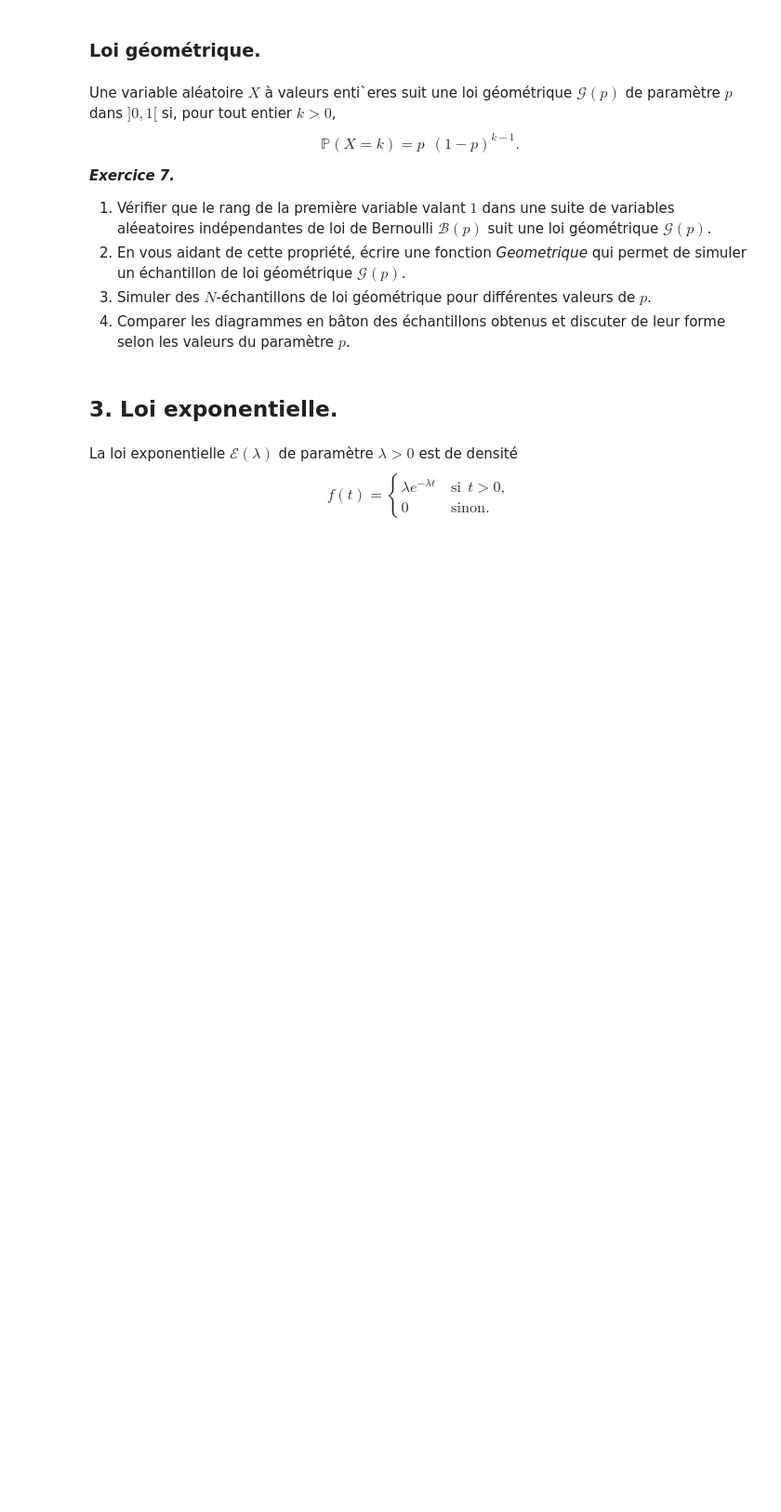
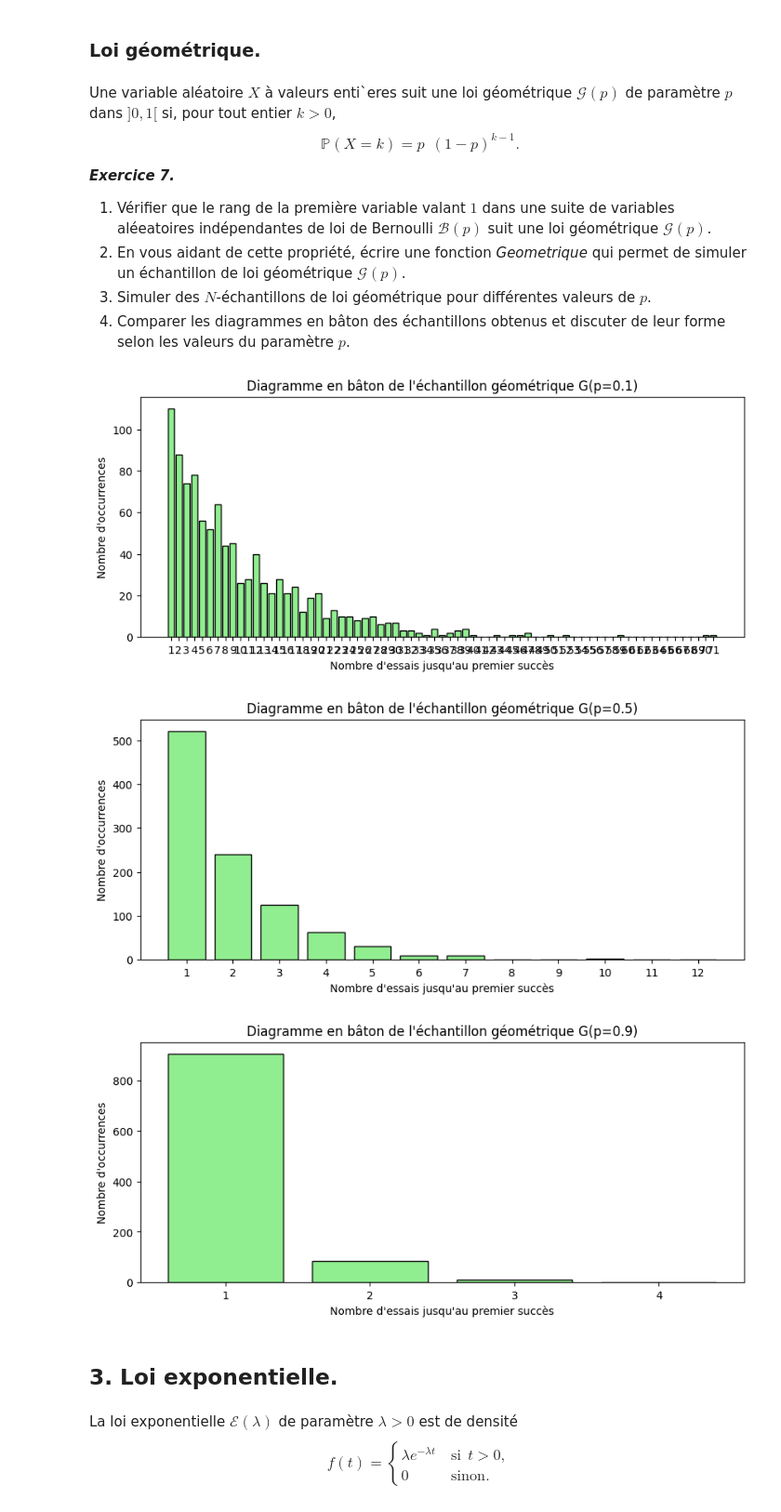
Before and after one commit to SUPREMEchelson/ProjetMathsDataScience, a Jupyter notebook: TP pour le 25 février/projet2.ipynb, the cells around one changed output. Shown: that part at 93% size. Cells and saved outputs as stored; diff of their text form; code cells hidden in the pictures; blank space fills up the shorter version.

```diff
--- a/TP pour le 25 février/projet2.ipynb
+++ b/TP pour le 25 février/projet2.ipynb
@@ -296,26 +317,49 @@ Une variable aléatoire $X$ à valeurs enti\`eres suit une loi géométrique $\m
 # %%
 def Geometrique(p, n=1):
     """
     Crée un échantillon de taille n de la loi géométrique de paramètre p.
 
     Parameters
     ----------
     p :
         Paramètre de la loi géométrique.
     n : int, optional
         Taille de l'échantillon. La valeur par défaut est 1.
     Returns
     -------
     y : ndarray
         Echantillon.
 
     """
     y = np.zeros(n)
+    for i in range(n):
+        count = 1  # Compteur pour le nombre d'essais jusqu'au premier succès
+        while np.random.rand() >= p:  # Tant qu'un essai est un échec, continuer
+            count += 1
+        y[i] = count
+    return y
 
-    # A compléter.
-    # y[i] contient la réalisation de la ième variable de l'échantillon.
+# Simulation d'échantillons de loi géométrique pour différentes valeurs de p
+p_values = [0.1, 0.5, 0.9]  # Différentes valeurs de p
+N = 1000  # Taille de l'échantillon
 
-    return(y)
+# Création des échantillons et affichage des diagrammes en bâton
+for p in p_values:
+    echantillon_geometrique = Geometrique(p, N)
+    val = np.arange(1, np.max(echantillon_geometrique) + 1)
+    occ = occurrences_alternative(val, echantillon_geometrique)
+
+    plt.figure(figsize=(10, 4))
+    plt.bar(val, occ, color='lightgreen', edgecolor='black')
+    plt.xlabel('Nombre d\'essais jusqu\'au premier succès')
+    plt.ylabel('Nombre d\'occurrences')
+    plt.title(f'Diagramme en bâton de l\'échantillon géométrique G(p={p})')
+    plt.xticks(val)
+    plt.show()
+# %% [output]
+[figure, added]
+[figure, added]
+[figure, added]
 # %% [markdown]
 ## 3. Loi exponentielle.
 # %% [markdown]
```
Also changed, not shown: parts of 7 cells of this notebook.
